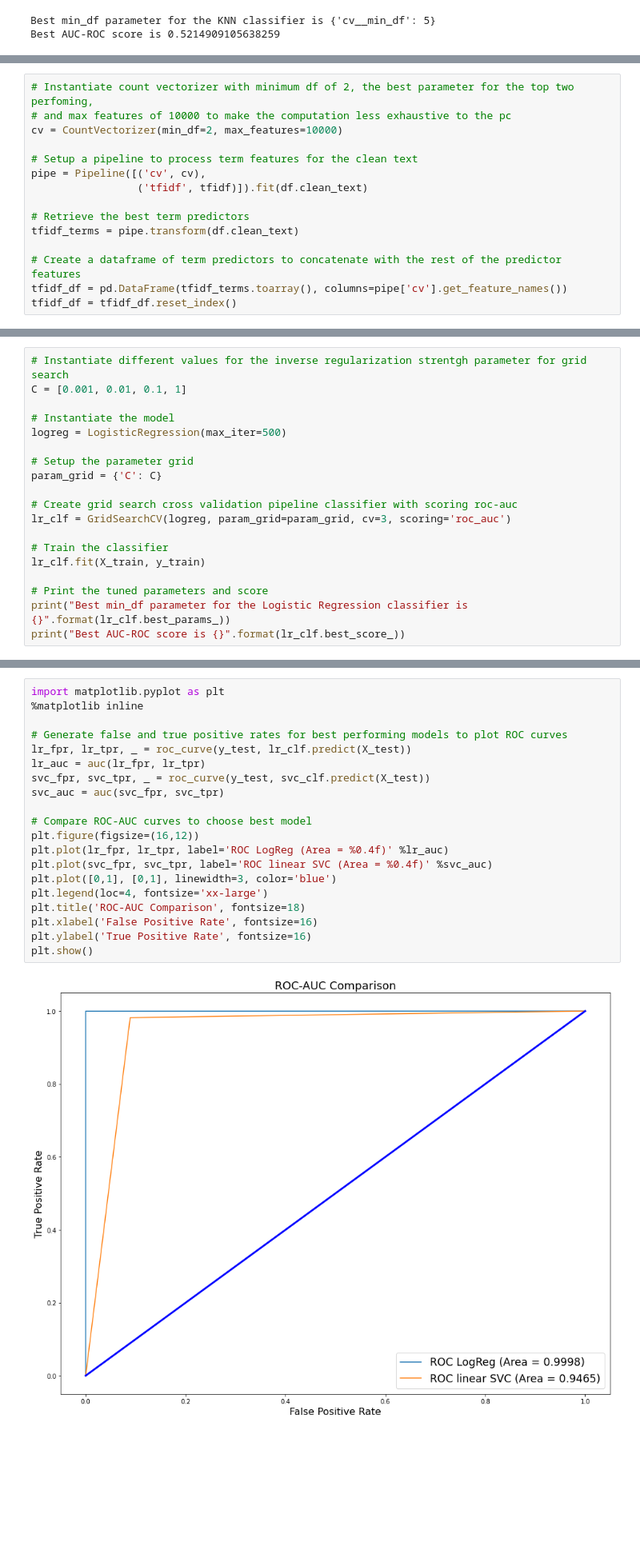
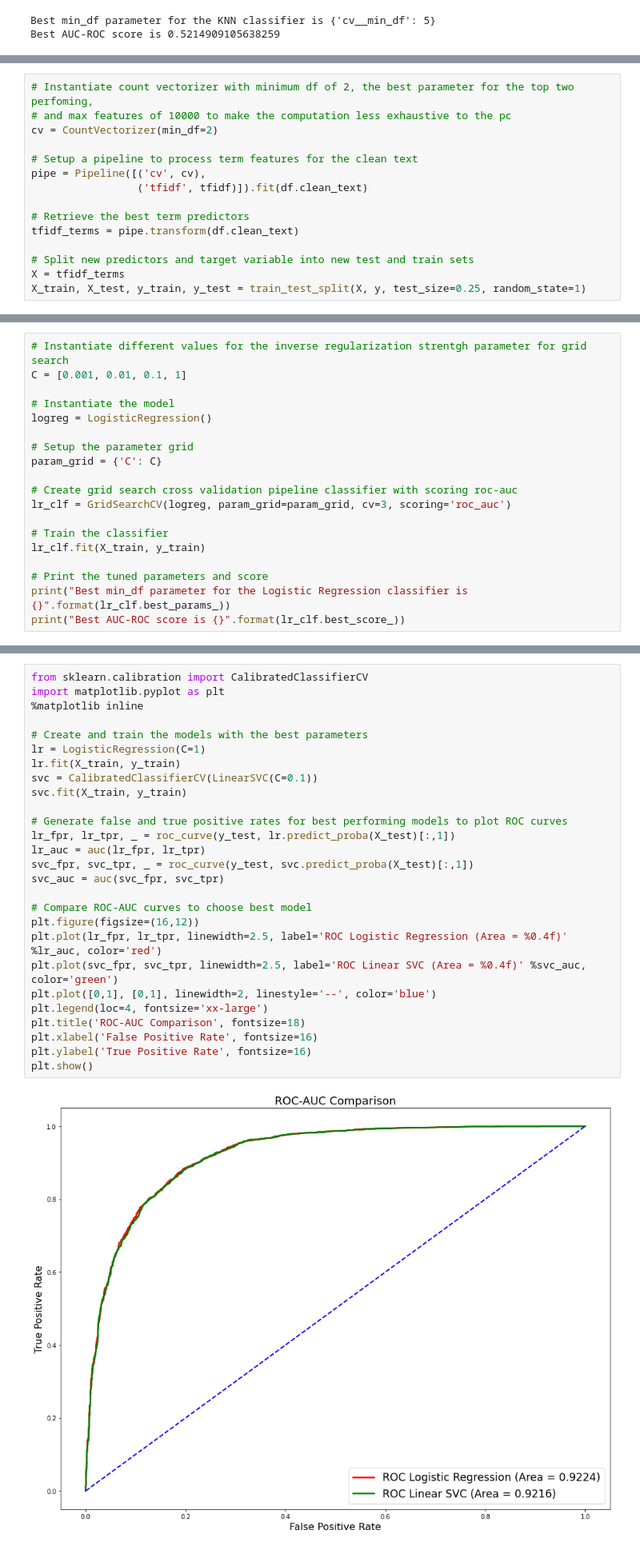
Before and after one commit to filiaguilar/Springboard-DS, a Jupyter notebook: Capstone 2/Pre-processing and Modeling.ipynb, the cells around one changed output, grey strips where cells are left out. Shown at 80% size. Cells and saved outputs as stored; diff of their text form; blank space fills up the shorter version.

```diff
--- a/Capstone 2/Pre-processing and Modeling.ipynb
+++ b/Capstone 2/Pre-processing and Modeling.ipynb
@@ -247,7 +230,7 @@ With just terms as predictors the Logistic Regression and SVC models performed t
 # %%
 # Instantiate count vectorizer with minimum df of 2, the best parameter for the top two perfoming,
 # and max features of 10000 to make the computation less exhaustive to the pc
-cv = CountVectorizer(min_df=2, max_features=10000)
+cv = CountVectorizer(min_df=2)
 
 # Setup a pipeline to process term features for the clean text
 pipe = Pipeline([('cv', cv),
@@ -256,6 +239,6 @@ pipe = Pipeline([('cv', cv),
 # Retrieve the best term predictors
 tfidf_terms = pipe.transform(df.clean_text)
 
-# Create a dataframe of term predictors to concatenate with the rest of the predictor features
-tfidf_df = pd.DataFrame(tfidf_terms.toarray(), columns=pipe['cv'].get_feature_names())
-tfidf_df = tfidf_df.reset_index()
+# Split new predictors and target variable into new test and train sets
+X = tfidf_terms
+X_train, X_test, y_train, y_test = train_test_split(X, y, test_size=0.25, random_state=1)
@@ -274,7 +247,7 @@ X_train, X_test, y_train, y_test = train_test_split(X, y, test_size=0.25, random
 C = [0.001, 0.01, 0.1, 1]
 
 # Instantiate the model
-logreg = LogisticRegression(max_iter=500)
+logreg = LogisticRegression()
 
 # Setup the parameter grid
 param_grid = {'C': C}
@@ -310,23 +283,30 @@ Best AUC-ROC score is 0.9849505343934624
 # %%
+from sklearn.calibration import CalibratedClassifierCV
 import matplotlib.pyplot as plt
 %matplotlib inline
 
+# Create and train the models with the best parameters
+lr = LogisticRegression(C=1)
+lr.fit(X_train, y_train)
+svc = CalibratedClassifierCV(LinearSVC(C=0.1))
+svc.fit(X_train, y_train)
+
 # Generate false and true positive rates for best performing models to plot ROC curves
-lr_fpr, lr_tpr, _ = roc_curve(y_test, lr_clf.predict(X_test))
+lr_fpr, lr_tpr, _ = roc_curve(y_test, lr.predict_proba(X_test)[:,1])
 lr_auc = auc(lr_fpr, lr_tpr)
-svc_fpr, svc_tpr, _ = roc_curve(y_test, svc_clf.predict(X_test))
+svc_fpr, svc_tpr, _ = roc_curve(y_test, svc.predict_proba(X_test)[:,1])
 svc_auc = auc(svc_fpr, svc_tpr)
 
 # Compare ROC-AUC curves to choose best model
 plt.figure(figsize=(16,12))
-plt.plot(lr_fpr, lr_tpr, label='ROC LogReg (Area = %0.4f)' %lr_auc)
-plt.plot(svc_fpr, svc_tpr, label='ROC linear SVC (Area = %0.4f)' %svc_auc)
-plt.plot([0,1], [0,1], linewidth=3, color='blue')
+plt.plot(lr_fpr, lr_tpr, linewidth=2.5, label='ROC Logistic Regression (Area = %0.4f)' %lr_auc, color='red')
+plt.plot(svc_fpr, svc_tpr, linewidth=2.5, label='ROC Linear SVC (Area = %0.4f)' %svc_auc, color='green')
+plt.plot([0,1], [0,1], linewidth=2, linestyle='--', color='blue')
 plt.legend(loc=4, fontsize='xx-large')
 plt.title('ROC-AUC Comparison', fontsize=18)
 plt.xlabel('False Positive Rate', fontsize=16)
 plt.ylabel('True Positive Rate', fontsize=16)
 plt.show()
 # %% [output]
-[figure, old version]
+[figure, new version]
 # %% [markdown]
```
Also changed, not shown: parts of 22 cells of this notebook, 1 other file.
